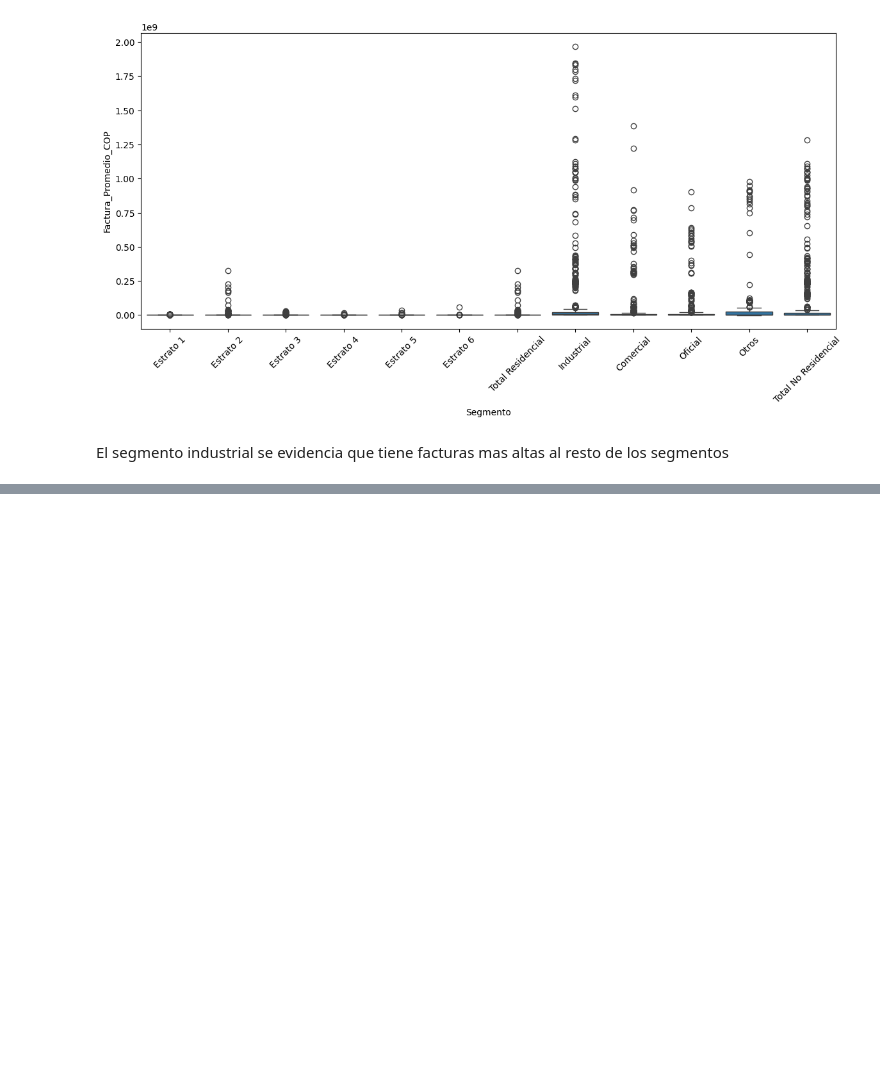
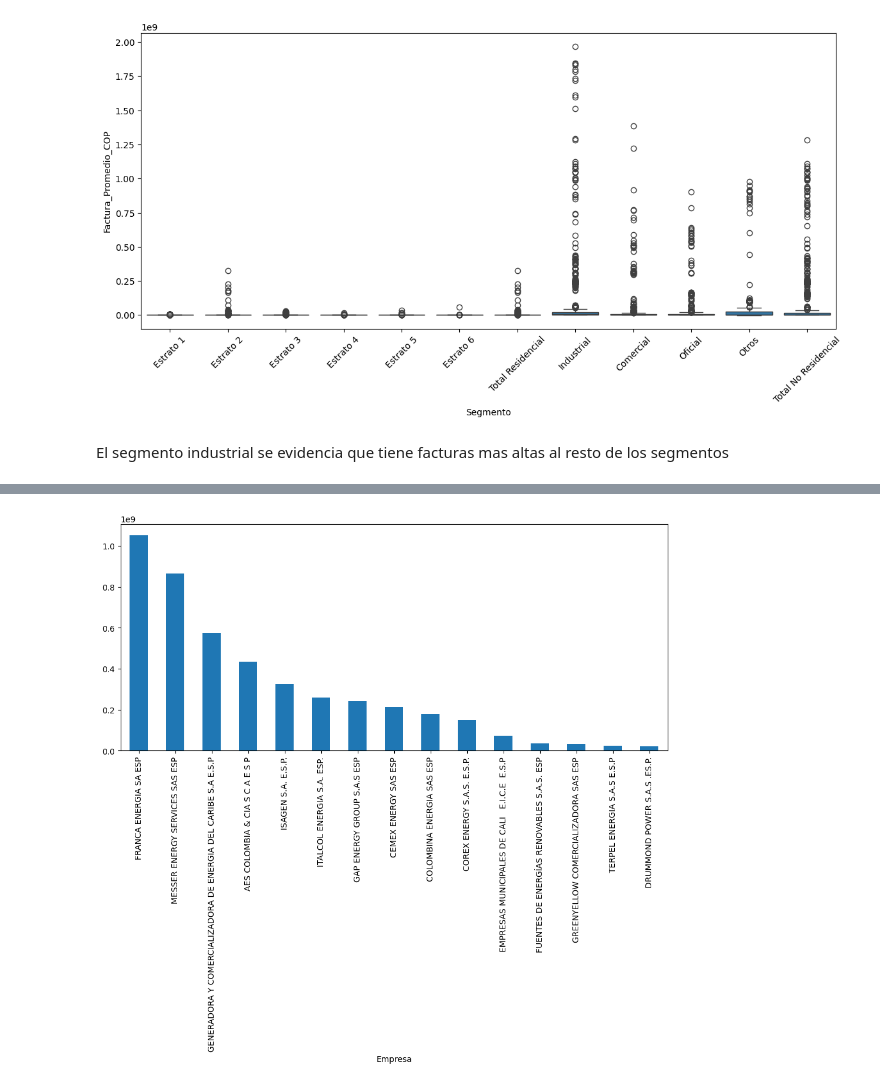
Before and after one commit to DanielaPuerta9815/proyectoaulaNE, a Jupyter notebook: EDA.ipynb, the cells around one changed output, grey strips where cells are left out. Cells and saved outputs as stored; diff of their text form; code cells hidden in the pictures; blank space fills up the shorter version.

```diff
--- a/EDA.ipynb
+++ b/EDA.ipynb
@@ -201,0 +192,17 @@ El segmento industrial se evidencia que tiene facturas mas altas al resto de los
+# %%
+ranking = (
+    df.groupby("Empresa")
+        ["Factura_Promedio_COP"]
+        .mean()
+        .sort_values(ascending=False)
+        .head(15)
+)
+
+ranking.plot(
+    kind="bar",
+    figsize=(12,5)
+)
+
+plt.show()
+# %% [output]
+[figure, added]
```
Also changed, not shown: parts of 16 cells of this notebook.
